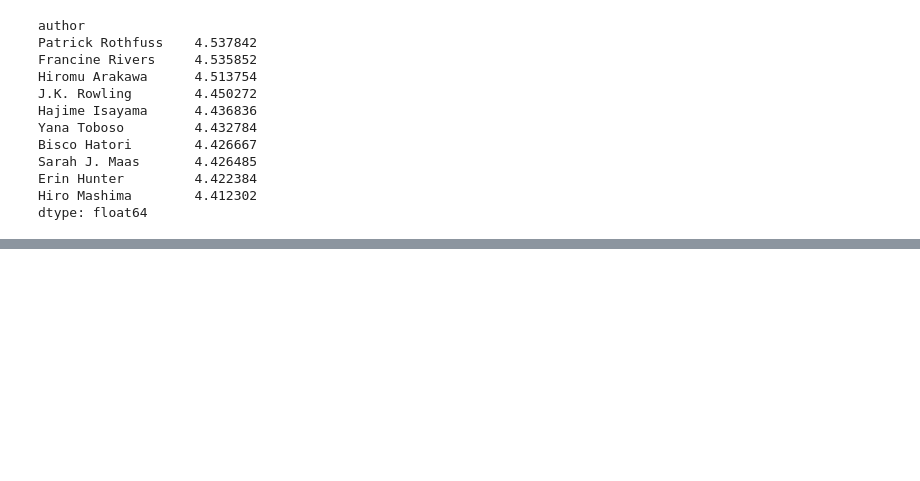
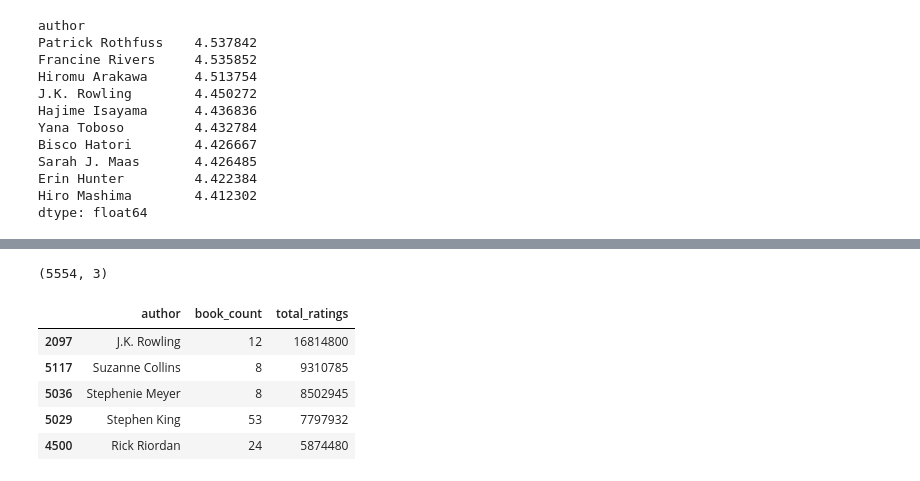
Before and after one commit to Mishiez/what-readers-love, a Jupyter notebook: notebooks/goodreads_eda.ipynb, the cells around one changed output, grey strips where cells are left out. Saved outputs shown, nothing was run; the diff lists cells and outputs as text; code cells hidden in the pictures; blank space fills up the shorter version.

```diff
--- a/notebooks/goodreads_eda.ipynb
+++ b/notebooks/goodreads_eda.ipynb
@@ -350,0 +377,16 @@ dtype: float64
+# %%
+author_summary = works.groupby('author').agg(
+    book_count=('work_id', 'count'),
+    total_ratings=('ratings_count', 'sum')
+).reset_index()
+
+print(author_summary.shape)
+author_summary.sort_values('total_ratings', ascending=False).head(5)
+# %% [output]
+(5554, 3)
+|  | author | book_count | total_ratings |
+| 2097 | J.K. Rowling | 12 | 16814800 |
+| 5117 | Suzanne Collins | 8 | 9310785 |
+| 5036 | Stephenie Meyer | 8 | 8502945 |
+| 5029 | Stephen King | 53 | 7797932 |
+| 4500 | Rick Riordan | 24 | 5874480 |
```
Also changed, not shown: parts of 8 cells of this notebook.
